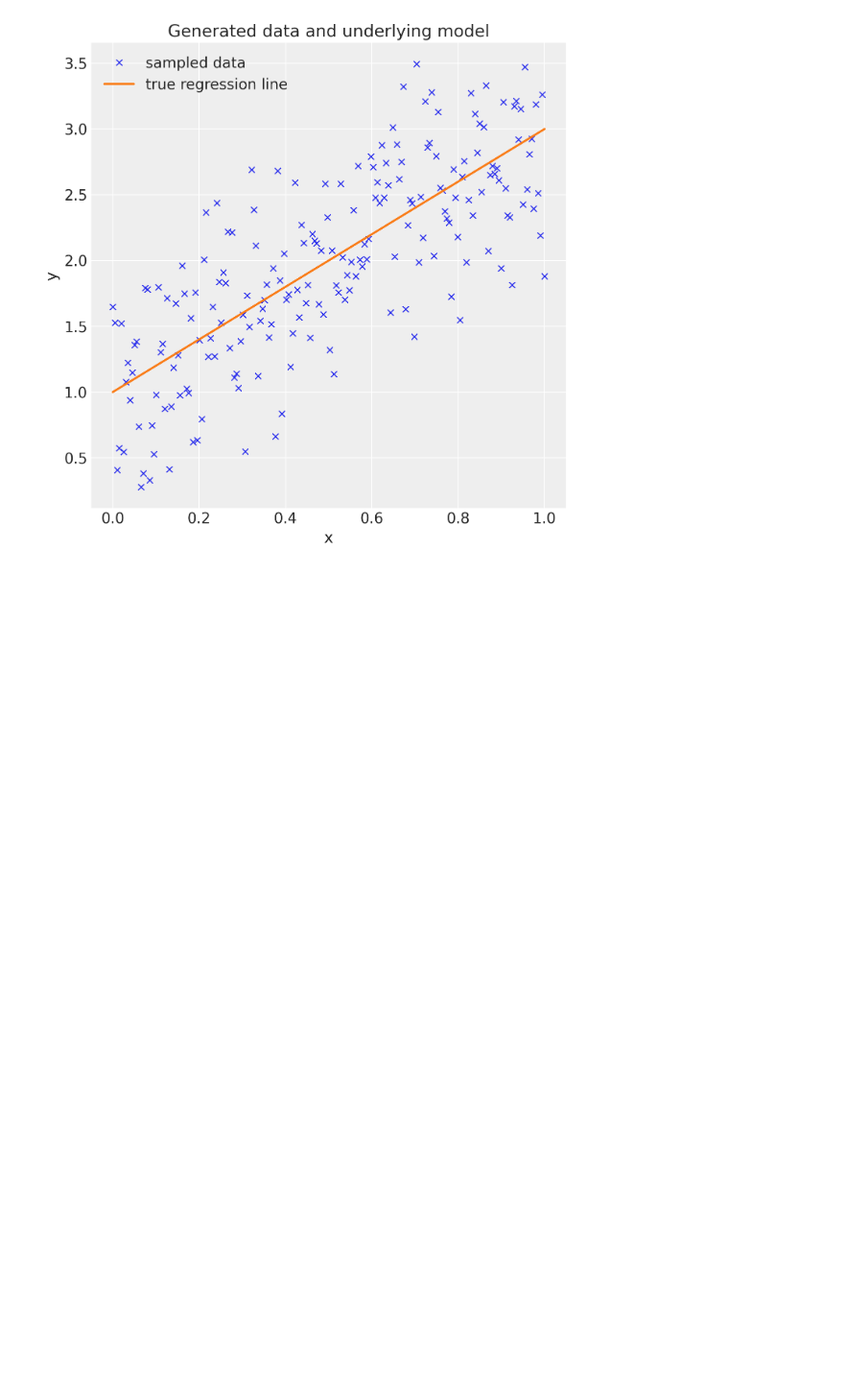
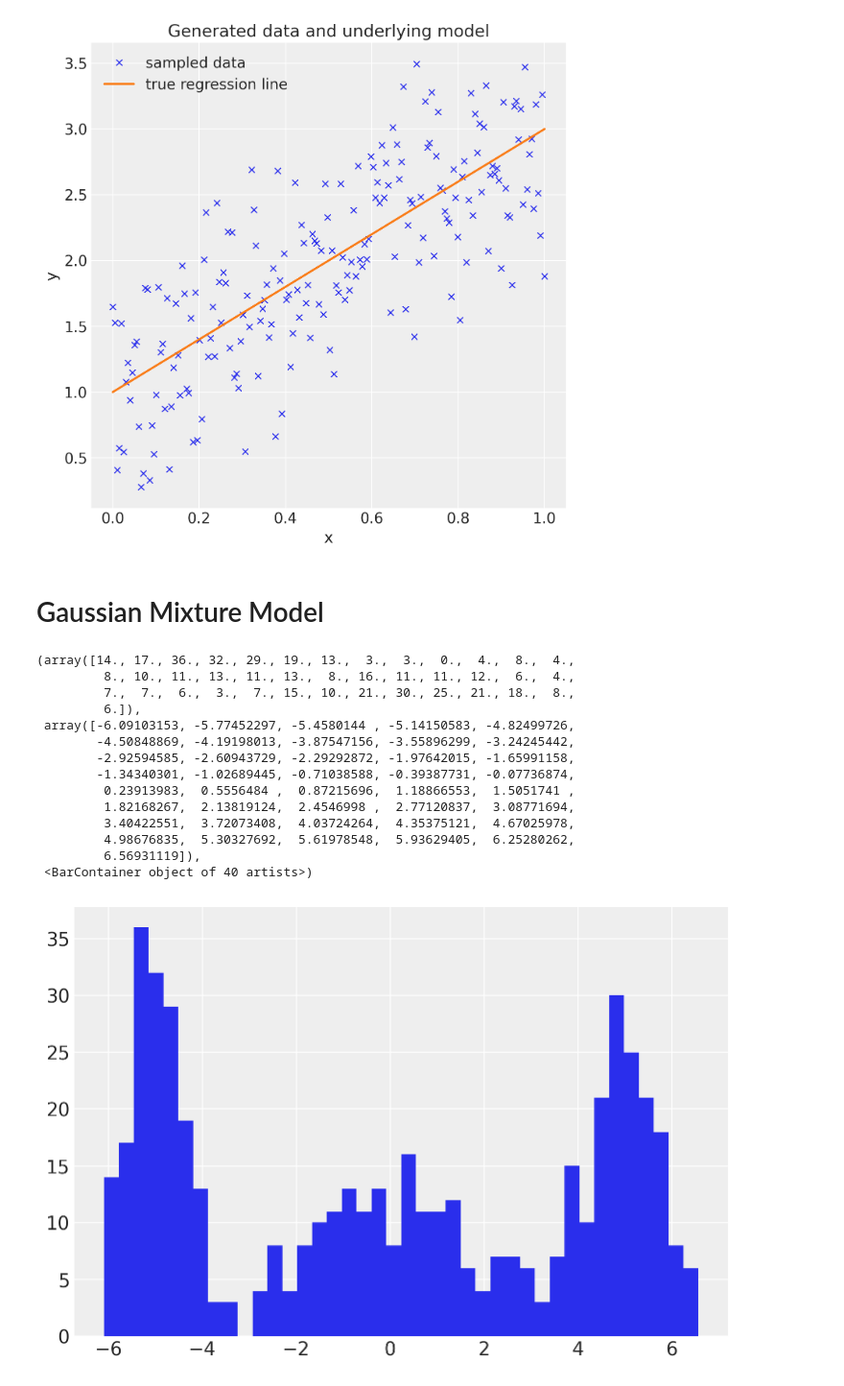
Before and after one commit to SkyBlueRW/bayesian-statistc, a Jupyter notebook: PyMC trial.ipynb, the cells around one changed output. Shown at 96% size. Drawn from its saved outputs; the diff is of its cells as text; code cells hidden in the pictures; blank space fills up the shorter version.

Commit message:
mixture model

```diff
--- a/PyMC trial.ipynb
+++ b/PyMC trial.ipynb
@@ -121,3 +135,5 @@ with pm.Model() as model:
     # Inference!
     # draw 3000 posterior samples using NUTS sampling
 #     idata = pm.sample(3000)
+# %% [markdown]
+# Gaussian Mixture Model
@@ -123,0 +142,29 @@ with pm.Model() as model:
+# %%
+%config InlineBackend.figure_format = 'retina'
+RANDOM_SEED = 8927
+rng = np.random.default_rng(RANDOM_SEED)
+az.style.use("arviz-darkgrid")
+# %%
+k = 3
+ndata = 500
+centers = np.array([-5, 0, 5])
+sds = np.array([0.5, 2.0, 0.75])
+idx = rng.integers(0, k, ndata)
+x = rng.normal(loc=centers[idx], scale=sds[idx], size=ndata)
+plt.hist(x, 40)
+# %% [output]
+(array([14., 17., 36., 32., 29., 19., 13.,  3.,  3.,  0.,  4.,  8.,  4.,
+         8., 10., 11., 13., 11., 13.,  8., 16., 11., 11., 12.,  6.,  4.,
+         7.,  7.,  6.,  3.,  7., 15., 10., 21., 30., 25., 21., 18.,  8.,
+         6.]),
+ array([-6.09103153, -5.77452297, -5.4580144 , -5.14150583, -4.82499726,
+        -4.50848869, -4.19198013, -3.87547156, -3.55896299, -3.24245442,
+        -2.92594585, -2.60943729, -2.29292872, -1.97642015, -1.65991158,
+        -1.34340301, -1.02689445, -0.71038588, -0.39387731, -0.07736874,
+         0.23913983,  0.5556484 ,  0.87215696,  1.18866553,  1.5051741 ,
+         1.82168267,  2.13819124,  2.4546998 ,  2.77120837,  3.08771694,
+         3.40422551,  3.72073408,  4.03724264,  4.35375121,  4.67025978,
+         4.98676835,  5.30327692,  5.61978548,  5.93629405,  6.25280262,
+         6.56931119]),
+ <BarContainer object of 40 artists>)
+[figure, added]
```
Also changed, not shown: parts of 5 cells of this notebook, 1 other file.
